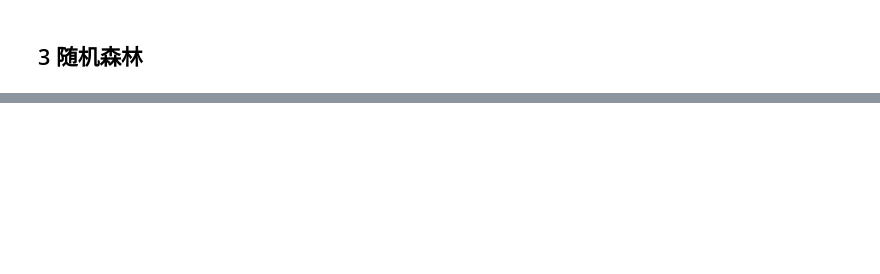
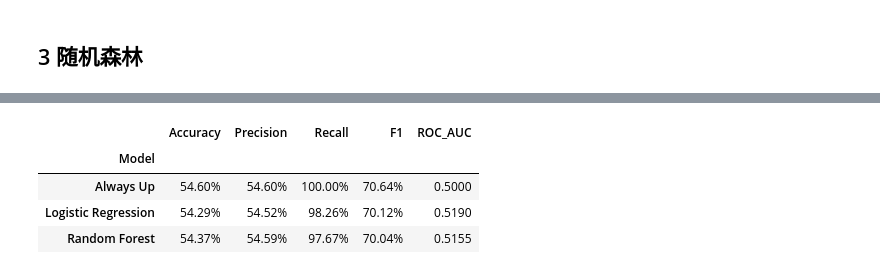
Before and after one commit to BolinYan38/spy-market-timing, a Jupyter notebook: notebooks/01-spy-analysis.ipynb, the cells around one changed output, grey strips where cells are left out. Cells and saved outputs as stored; diff of their text form; code cells hidden in the pictures; blank space fills up the shorter version.

Commit message:
random forest complete

```diff
--- a/notebooks/01-spy-analysis.ipynb
+++ b/notebooks/01-spy-analysis.ipynb
@@ -1026,0 +1733,73 @@ plt.show()
+# %%
+# 在同一1260个样本外交易日上比较分类能力
+comparison_target = random_forest_oof["target"]
+always_up_prediction = np.ones(len(comparison_target), dtype=int)
+
+classification_comparison_records = []
+
+for model_name, prediction, probability in [
+    (
+        "Always Up",
+        always_up_prediction,
+        always_up_prediction
+    ),
+    (
+        "Logistic Regression",
+        logistic_oof["Prediction"],
+        logistic_oof["Probability"]
+    ),
+    (
+        "Random Forest",
+        random_forest_oof["Prediction"],
+        random_forest_oof["Probability"]
+    )
+]:
+    classification_comparison_records.append({
+        "Model": model_name,
+        "Accuracy": accuracy_score(
+            comparison_target,
+            prediction
+        ),
+        "Precision": precision_score(
+            comparison_target,
+            prediction,
+            zero_division=0
+        ),
+        "Recall": recall_score(
+            comparison_target,
+            prediction,
+            zero_division=0
+        ),
+        "F1": f1_score(
+            comparison_target,
+            prediction,
+            zero_division=0
+        ),
+        "ROC_AUC": roc_auc_score(
+            comparison_target,
+            probability
+        )
+    })
+
+
+classification_comparison = (
+    pd.DataFrame(classification_comparison_records)
+    .set_index("Model")
+)
+
+
+display(
+    classification_comparison.style.format({
+        "Accuracy": "{:.2%}",
+        "Precision": "{:.2%}",
+        "Recall": "{:.2%}",
+        "F1": "{:.2%}",
+        "ROC_AUC": "{:.4f}"
+    })
+)
+# %% [output]
+|  | Accuracy | Precision | Recall | F1 | ROC_AUC |
+| Model |  |  |  |  |  |
+| Always Up | 54.60% | 54.60% | 100.00% | 70.64% | 0.5000 |
+| Logistic Regression | 54.29% | 54.52% | 98.26% | 70.12% | 0.5190 |
+| Random Forest | 54.37% | 54.59% | 97.67% | 70.04% | 0.5155 |
```
Also changed, not shown: parts of 30 cells of this notebook, 1 other file.
